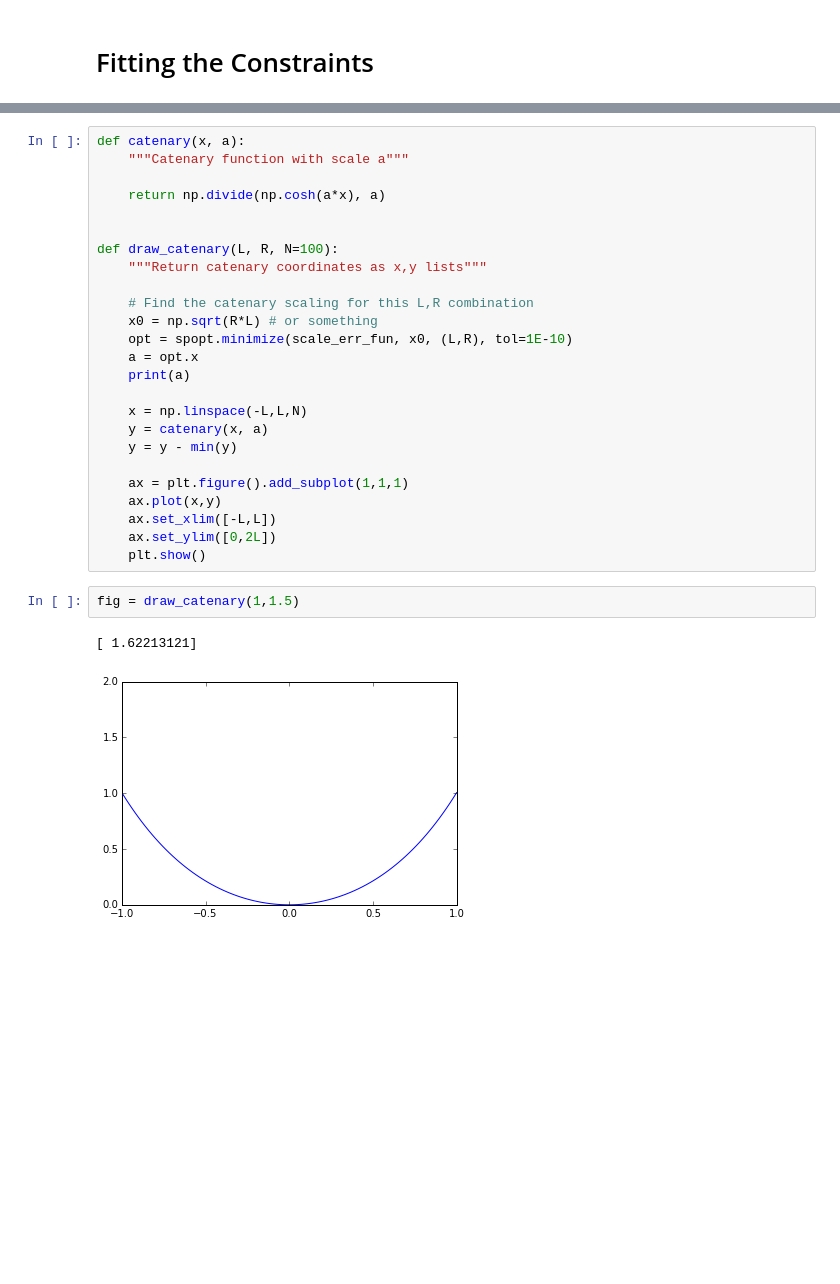
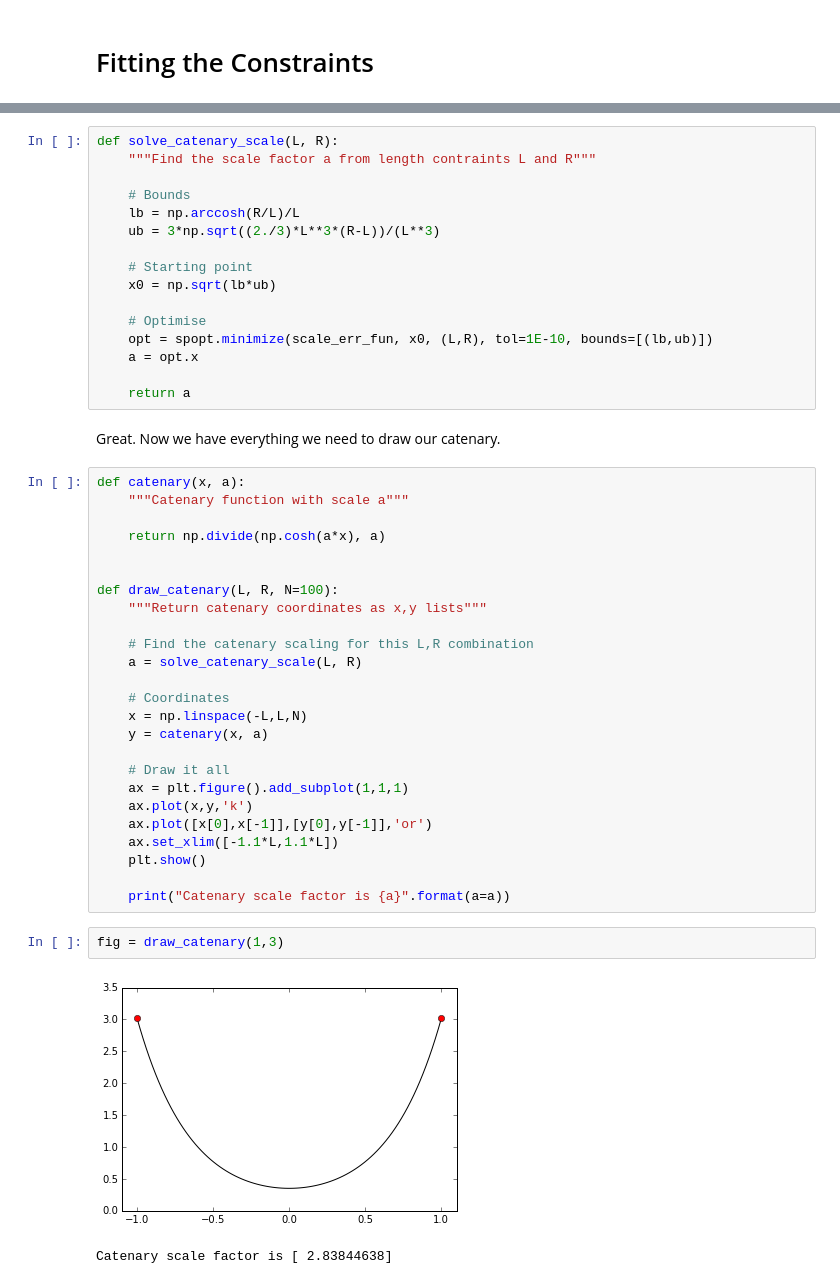
Before and after one commit to drpeteb/catenaries, a Jupyter notebook: Catenaries.ipynb, the cells around one changed output, grey strips where cells are left out. Drawn from its saved outputs; the diff is of its cells as text; blank space fills up the shorter version.

```diff
--- a/Catenaries.ipynb
+++ b/Catenaries.ipynb
@@ -285,3 +388,21 @@ This has
+# %%
+def solve_catenary_scale(L, R):
+    """Find the scale factor a from length contraints L and R"""
+
+    # Bounds
+    lb = np.arccosh(R/L)/L
+    ub = 3*np.sqrt((2./3)*L**3*(R-L))/(L**3)
+
+    # Starting point
+    x0 = np.sqrt(lb*ub)
+
+    # Optimise
+    opt = spopt.minimize(scale_err_fun, x0, (L,R), tol=1E-10, bounds=[(lb,ub)])
+    a = opt.x
+
+    return a
+# %% [markdown]
+Great. Now we have everything we need to draw our catenary.
 # %%
 def catenary(x, a):
     """Catenary function with scale a"""
@@ -293,22 +414,22 @@ def draw_catenary(L, R, N=100):
     """Return catenary coordinates as x,y lists"""
 
     # Find the catenary scaling for this L,R combination
-    x0 = np.sqrt(R*L) # or something
-    opt = spopt.minimize(scale_err_fun, x0, (L,R), tol=1E-10)
-    a = opt.x
-    print(a)
+    a = solve_catenary_scale(L, R)
 
+    # Coordinates
     x = np.linspace(-L,L,N)
     y = catenary(x, a)
-    y = y - min(y)
 
+    # Draw it all
     ax = plt.figure().add_subplot(1,1,1)
-    ax.plot(x,y)
-    ax.set_xlim([-L,L])
-    ax.set_ylim([0,2L])
+    ax.plot(x,y,'k')
+    ax.plot([x[0],x[-1]],[y[0],y[-1]],'or')
+    ax.set_xlim([-1.1*L,1.1*L])
     plt.show()
+
+    print("Catenary scale factor is {a}".format(a=a))
 # %%
-fig = draw_catenary(1,1.5)
+fig = draw_catenary(1,3)
 # %% [output]
+[figure, new version]
-[ 1.62213121]
+Catenary scale factor is [ 2.83844638]
-[figure, old version]
```
Also changed, not shown: parts of 12 cells of this notebook.
